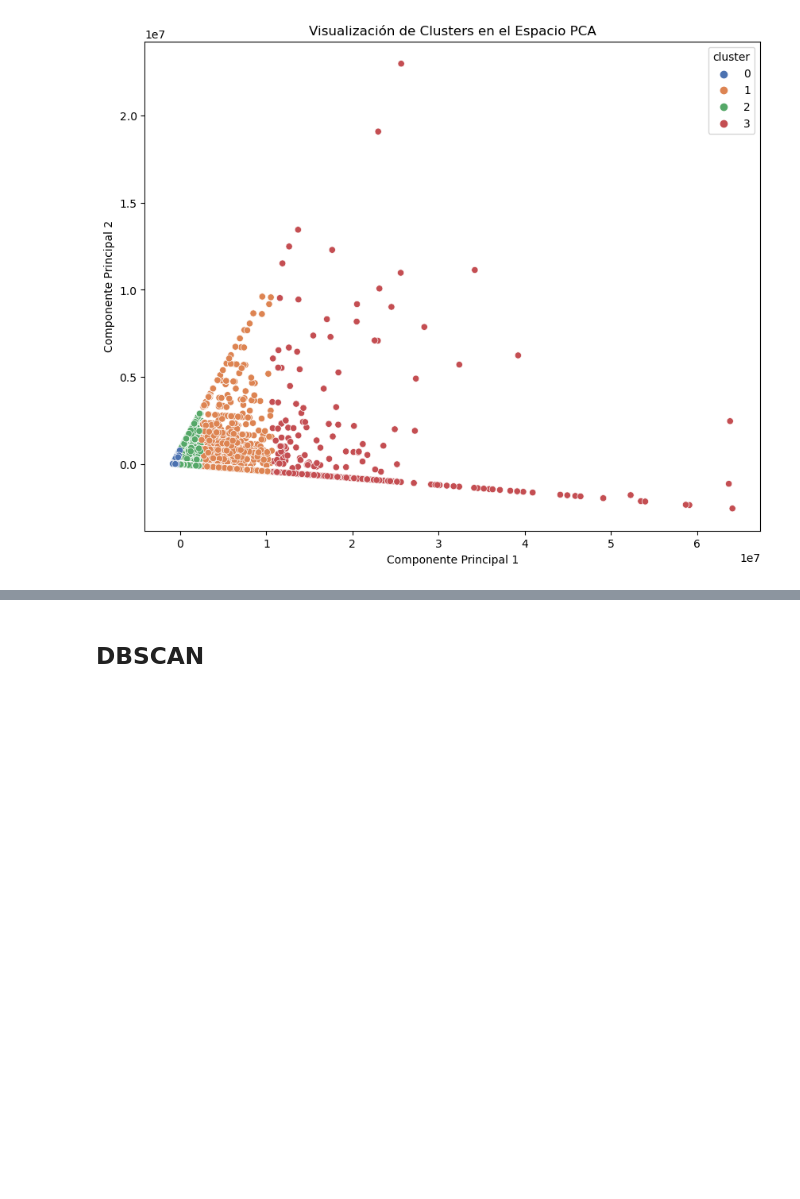
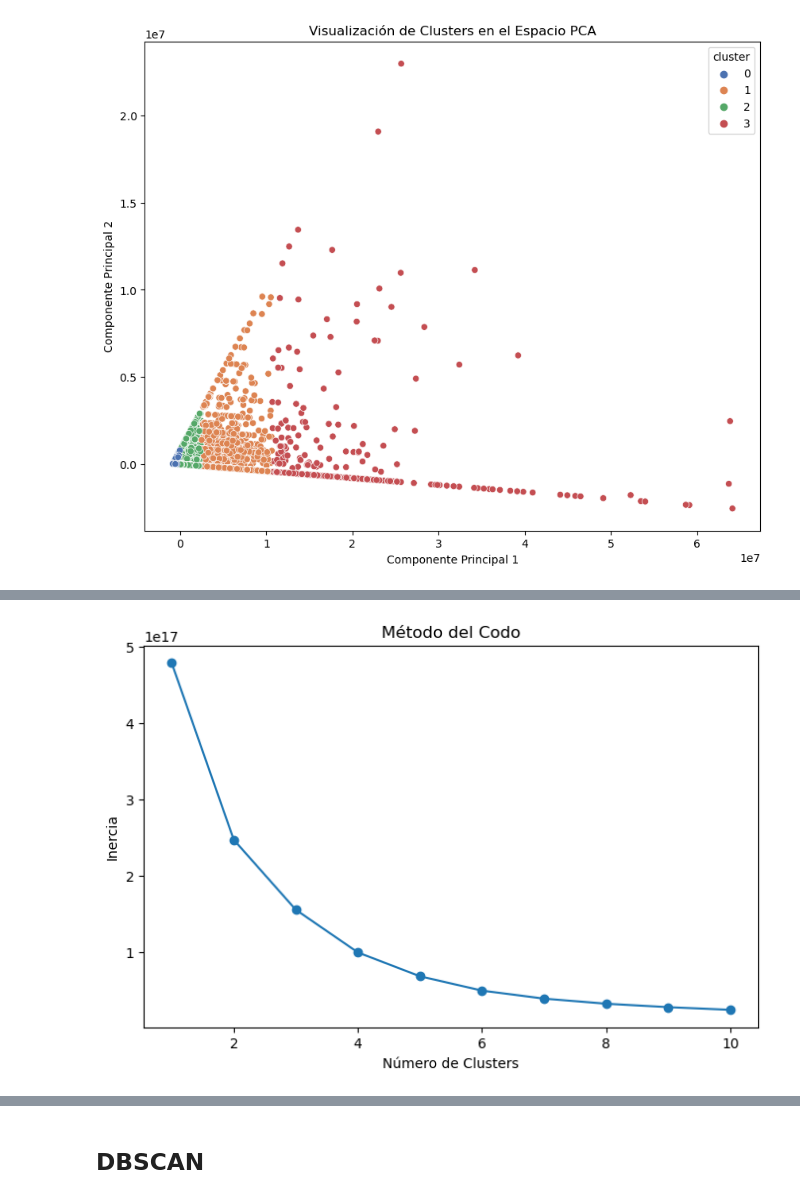
Before and after one commit to camilaleniss/miad-g8-project, a Jupyter notebook: notebooks/Modelos.ipynb, the cells around one changed output, grey strips where cells are left out. Cells and saved outputs as stored; diff of their text form; code cells hidden in the pictures; blank space fills up the shorter version.

Commit message:
Explain better the caractheristics found on PCA and try new n_clusters

```diff
--- a/notebooks/Modelos.ipynb
+++ b/notebooks/Modelos.ipynb
@@ -239,0 +329,18 @@ plt.show()
+# %%
+inertia = []
+num_clusters_range = range(1, 11)  # Probar con 1 a 10 clusters
+
+for k in num_clusters_range:
+    kmeans = KMeans(n_clusters=k, random_state=10101, n_init=10)
+    kmeans.fit(df_pca[['PC1', 'PC2']])
+    inertia.append(kmeans.inertia_)
+
+# Graficar el resultado
+plt.figure(figsize=(8, 5))
+plt.plot(num_clusters_range, inertia, marker='o')
+plt.title('Método del Codo')
+plt.xlabel('Número de Clusters')
+plt.ylabel('Inercia')
+plt.show()
+# %% [output]
+[figure, added]
```
Also changed, not shown: parts of 9 cells of this notebook.
